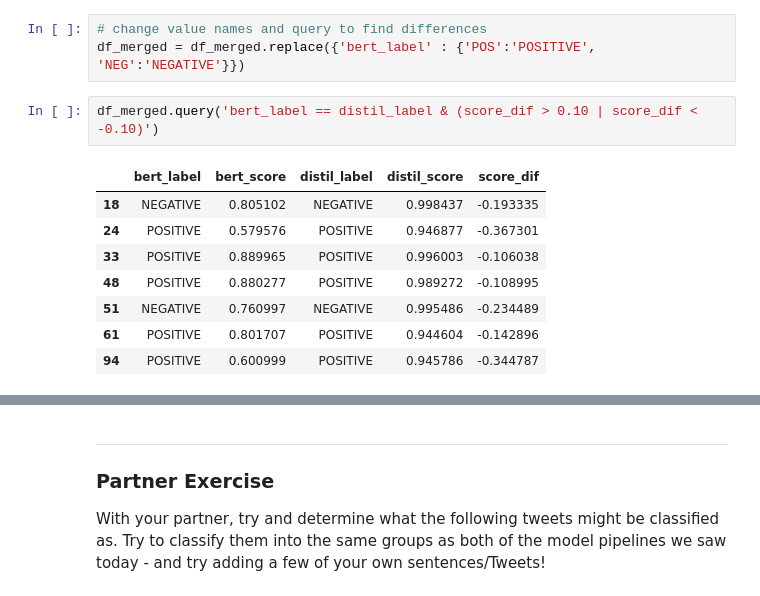
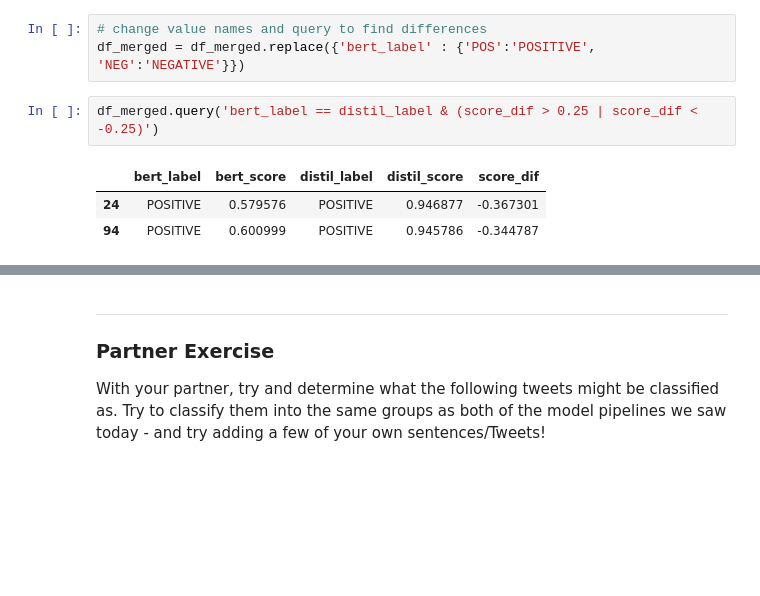
Before and after one commit to curtpond/MLE-10, a Jupyter notebook: assignments/week-02-twitter-sentiment-analysis/nb/analyze-sentiment-twitter.ipynb, the cells around one changed output, grey strips where cells are left out. Cells and saved outputs as stored; diff of their text form; blank space fills up the shorter version.

```diff
--- a/assignments/week-02-twitter-sentiment-analysis/nb/analyze-sentiment-twitter.ipynb
+++ b/assignments/week-02-twitter-sentiment-analysis/nb/analyze-sentiment-twitter.ipynb
@@ -292,13 +292,8 @@ df_merged.head(20)
 # change value names and query to find differences
 df_merged = df_merged.replace({'bert_label' : {'POS':'POSITIVE', 'NEG':'NEGATIVE'}})
 # %%
-df_merged.query('bert_label == distil_label & (score_dif > 0.10 | score_dif < -0.10)')
+df_merged.query('bert_label == distil_label & (score_dif > 0.25 | score_dif < -0.25)')
 # %% [output]
 |  | bert_label | bert_score | distil_label | distil_score | score_dif |
-| 18 | NEGATIVE | 0.805102 | NEGATIVE | 0.998437 | -0.193335 |
 | 24 | POSITIVE | 0.579576 | POSITIVE | 0.946877 | -0.367301 |
-| 33 | POSITIVE | 0.889965 | POSITIVE | 0.996003 | -0.106038 |
-| 48 | POSITIVE | 0.880277 | POSITIVE | 0.989272 | -0.108995 |
-| 51 | NEGATIVE | 0.760997 | NEGATIVE | 0.995486 | -0.234489 |
-| 61 | POSITIVE | 0.801707 | POSITIVE | 0.944604 | -0.142896 |
 | 94 | POSITIVE | 0.600999 | POSITIVE | 0.945786 | -0.344787 |
```
Also changed, not shown: parts of 6 cells of this notebook.
